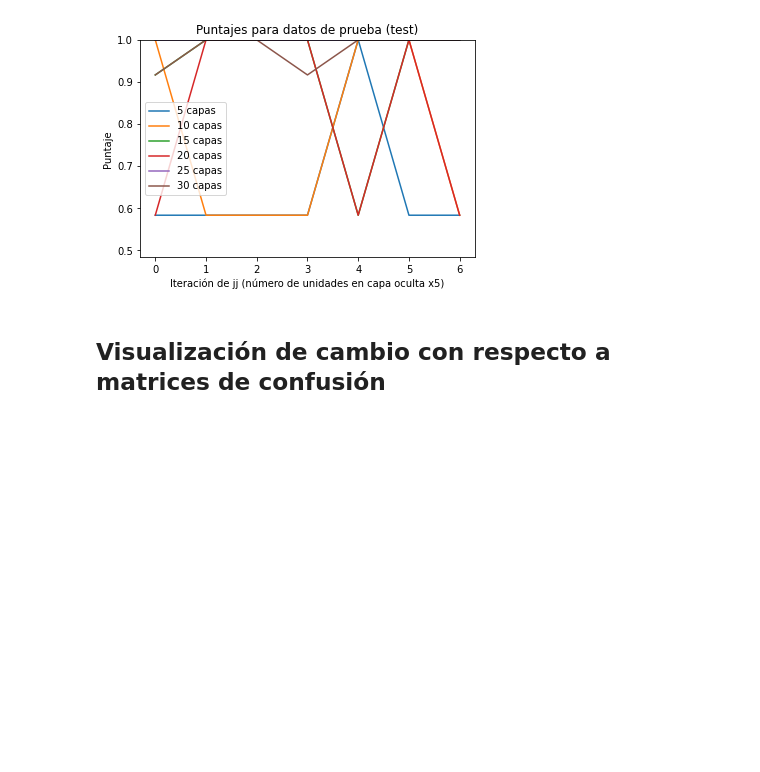
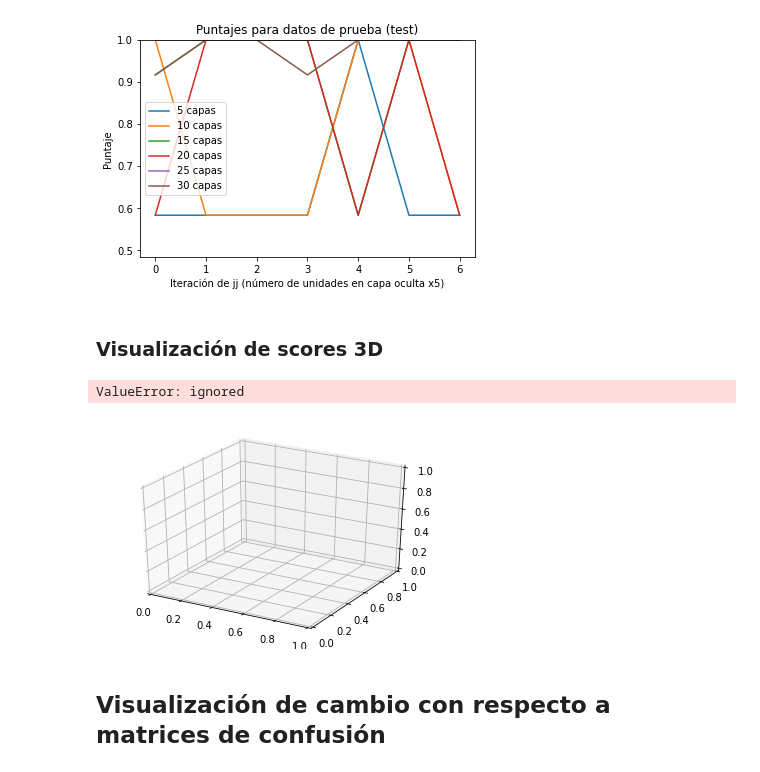
Before and after one commit to 1dgog/tc3006c_m2_portafoliodeimplementacion, a Jupyter notebook: m2_con_framework.ipynb, the cells around one changed output. Cells and saved outputs as stored; diff of their text form; code cells hidden in the pictures; blank space fills up the shorter version.

```diff
--- a/m2_con_framework.ipynb
+++ b/m2_con_framework.ipynb
@@ -292,6 +292,48 @@ plt.show()
 [interactive output not drawn]
 [interactive output not drawn]
 [figure]
+# %% [markdown]
+### Visualización de scores 3D
+# %%
+fig = plt.figure()
+ax = plt.axes(projection = "3d")
+capas = [5,10,15,20,25,30]
+unidades = [5,10,15,20,25,30]
+data = np.array([[0.58333333, 1,0.58333333, 0.58333333, 1, 1],
+                 [0.58333333, 0.58333333, 1, 1, 1, 1],
+                 [1, 1, 1, 1, 1, 1],
+                 [0.58333333, 1, 1, 1, 0.58333333, 1],
+                 [0.58333333, 0.58333333, 1, 1, 1, 1],
+                 [0.58333333, 0.91666667, 0.58333333, 1, 0.58333333, 1],
+                 [0.58333333, 0.58333333, 1, 1, 1, 1]])
+
+numOfCols = 6
+numOfRows = 6
+
+xpos = np.arange(0, numOfCols, 1)
+ypos = np.arange(0, numOfRows, 1)
+xpos, ypos = np.meshgrid(xpos + 0.5, ypos + 0.5)
+
+xpos = xpos.flatten()
+ypos = ypos.flatten()
+zpos = np.zeros(numOfCols * numOfRows)
+
+dx = np.ones(numOfRows * numOfCols) * 0.5
+dy = np.ones(numOfCols * numOfRows) * 0.5
+dz = data.flatten()
+
+ax.bar3d(xpos, ypos, zpos, dx, dy, dz)
+ax.set_xticklabels(countries)
+ax.set_yticklabels(years)
+
+ax.set_xlabel('Countries')
+ax.set_ylabel('Over the years')
+ax.set_zlabel('Number of Homicide cases')
+
+plt.show()
+# %% [output]
+ValueError: ignored
+[figure, added]
 # %% [markdown]
 ## Visualización de cambio con respecto a matrices de confusión
 # %% [markdown]
```
Also changed, not shown: parts of 3 cells of this notebook.
